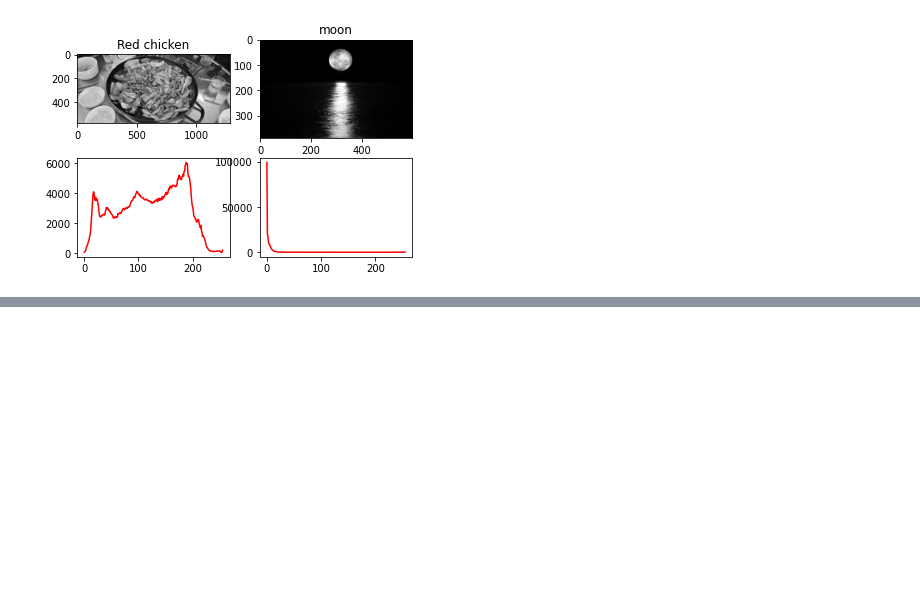
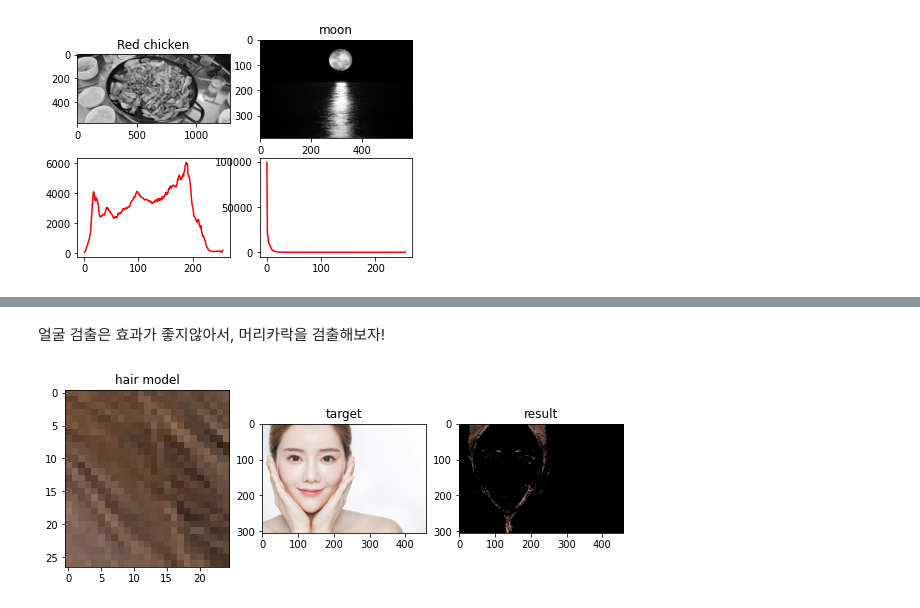
Before and after one commit to bub3690/medical_lab_semina, a Jupyter notebook: semina1.ipynb, the cells around one changed output, grey strips where cells are left out. Saved outputs shown, nothing was run; the diff lists cells and outputs as text; code cells hidden in the pictures; blank space fills up the shorter version.

```diff
--- a/semina1.ipynb
+++ b/semina1.ipynb
@@ -103,10 +233,37 @@ h와 s 2차원 히스토그램을 그러서 사용한다.
+# %% [markdown]
+얼굴 검출은 효과가 좋지않아서, 머리카락을 검출해보자!
 # %%
-#ex) 히스토그램 역투영
+#ex) 히스토그램 역투영 (머리카락 검출)
 import cv2
 from matplotlib import pyplot as plt
 
 # 모델 이미지 준비, 히스토그램 작성
-skin = cv2.imread('face.jpg') #모델 이미지
-hsv_skin = cv2.cvtColor(skin,cv2. #HSI
-img = cv2.imread('pictures.jpg')
-hsv_img = cv2.cvtColor(img,cv2.COLOR_BGR2HSV)
+#model = cv2.imread('./data/face_model.jpg') #얼굴 모델 이미지.
+model = cv2.imread('./data/hair_model.jpg')#헤어모델(머리카락 검출)
+model_rgb= cv2.cvtColor(model, cv2.COLOR_BGR2RGB)
+
+hsv_model = cv2.cvtColor(model,cv2.COLOR_BGR2HSV) # HSI(HSV) 공간으로 변환.
+
+hsv_model_hist = cv2.calcHist([hsv_model],[0, 1], None,[180, 256], [0, 180, 0, 256])# 모델의 히스토그램에서 i(v)를 빼고 h,s 채널에 대한 히스토그램 계산.
+#참조: HSV 이미지에서 값 범위가 0 ~ 179인 H 채널과 값 범위가 0 ~ 255인 S 채널에 대한 히스토그램을 구하기 때문에 M과 I의  shape가 (180, 256)입니다.
+
+#양자화는 calchist에서 수행해준다?
+
+
+img = cv2.imread('./data/find_face.png') #얼굴을 검출할 사진.
+img_rgb = cv2.cvtColor(img, cv2.COLOR_BGR2RGB)
+hsv_img = cv2.cvtColor(img,cv2.COLOR_BGR2HSV)# HSI공간으로 변환.
+#hsv_img = cv2.calcHist([hsv_img],[0, 1], None,[180, 256], [0, 180, 0, 256])
+
+bp = cv2.calcBackProject([hsv_img], [0, 1], hsv_model_hist,  [0, 180, 0, 256], 1)
+result = cv2.bitwise_and(img, img, mask=bp)
+result = cv2.cvtColor(result, cv2.COLOR_BGR2RGB)#opencv와 matplot의 rgb 순서가 다르다
+
+
+plt.figure(figsize=(10,10))
+plt.subplot(131),plt.imshow(model_rgb),plt.title('hair model')
+plt.subplot(132),plt.imshow(img_rgb),plt.title('target')
+plt.subplot(133),plt.imshow(result),plt.title('result')
+plt.show()
+# %% [output]
+[figure, added]
```
Also changed, not shown: parts of 28 cells of this notebook.
